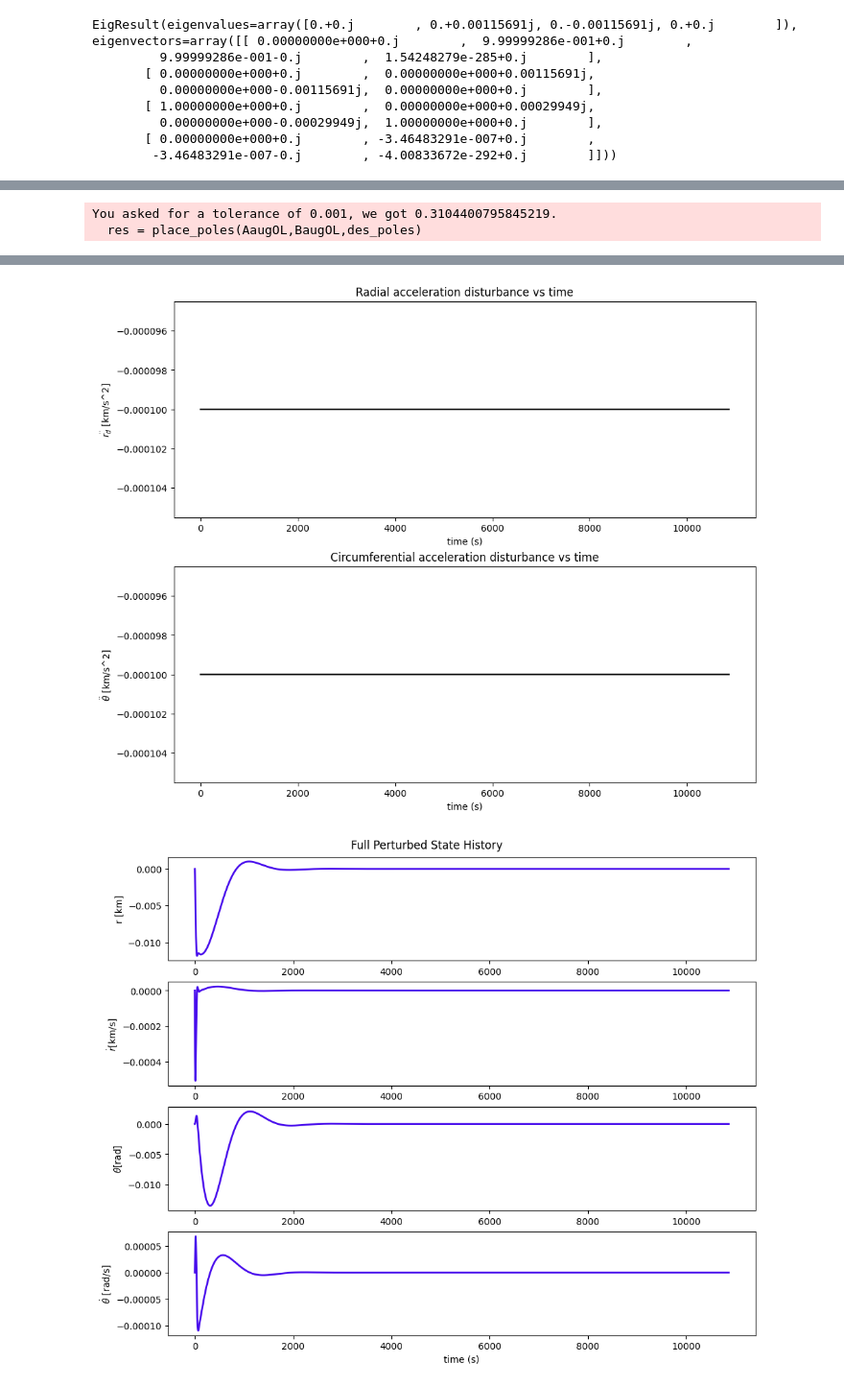
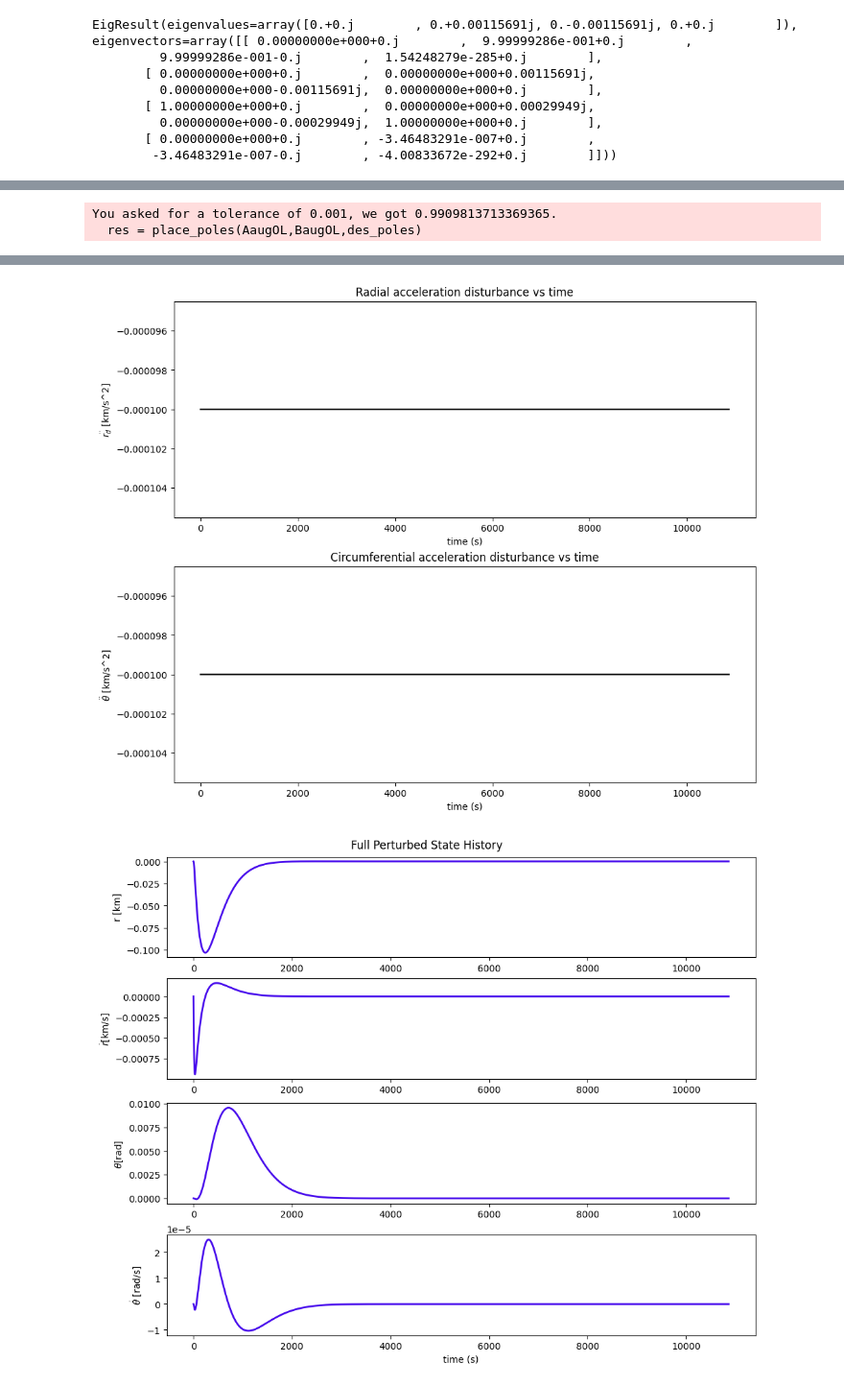
Before and after one commit to Graham-Dobbie/ASEN_5014_Project, a Jupyter notebook: lin_control.ipynb, the cells around one changed output, grey strips where cells are left out. Shown at 96% size. Saved outputs shown, nothing was run; the diff lists cells and outputs as text; code cells hidden in the pictures.

```diff
--- a/lin_control.ipynb
+++ b/lin_control.ipynb
@@ -66,7 +66,7 @@ G = np.array([[0,0],[1,0],[0,0],[0,1/r0]])
 # %%
 ## Simulation/Plotting Function
 
-def Simulate_Linear_Controller(sys, U_sim, tvec,K, disturbance = False, feedforward = False, F = None):
+def Simulate_Linear_Controller(sys, U_sim, tvec,K, disturbance = False, feedforward = False, F = None, title = ""):
     thist, yhist, xhist = lsim(sys, U = U_sim.T, T = tvec)
 
     # Compute resulting control response
@@ -82,6 +82,7 @@ def Simulate_Linear_Controller(sys, U_sim, tvec,K, disturbance = False, feedforw
     fig, ax = plt.subplots(2,1, figsize=(10, 8), constrained_layout=True)
     ax[0].plot(thist,yhist[:,0],color="#460aec",linewidth=2)
     ax[0].plot(thist, [0] * len(thist),color="#414141",linewidth=2,linestyle='--',label='Reference Input')
+    ax[0].axvline(x=3600, color = "#F500A3",linestyle = '--', label = 'One Hour')
     ax[0].set_xlabel("time (s)")
     ax[0].set_ylabel('Radius of Orbit [km]')
     ax[0].set_title('Deviation From Desired Orbital Radius Under Constant Disturbance')
@@ -89,10 +90,13 @@ def Simulate_Linear_Controller(sys, U_sim, tvec,K, disturbance = False, feedforw
 
     ax[1].plot(thist,yhist[:,1],color="#460aec",linewidth=2)
     ax[1].plot(thist, [0] * thist,color="#414141",linewidth=2,linestyle='--',label='Reference Input')
+    ax[1].axvline(x=3600, color = "#F500A3",linestyle = '--', label = 'One Hour')
     ax[1].set_xlabel("time (s)")
     ax[1].set_ylabel(r'$\theta$ [rad]')
     ax[1].set_title('Deviation From Desired Orbital Angle Under Constant Disturbance')
     ax[1].legend()
+    fig_title = "Output_" + title + ".png"
+    plt.savefig(fig_title)
 
     fig, ax = plt.subplots(2,1, figsize=(10, 8), constrained_layout=True)
     ax[0].plot(thist,U[0,:],color="#ec0a0a",linewidth=2)
@@ -112,6 +116,8 @@ def Simulate_Linear_Controller(sys, U_sim, tvec,K, disturbance = False, feedforw
     ax[1].set_ylabel(r'$u_2$ [km/$s^2$]')
     ax[1].set_title(r'Control Input u_2')
 
+    fig_title = "Control_" + title + ".png"
+    plt.savefig(fig_title)
     if disturbance:
 
         d = U_sim[2:4,:]
@@ -168,7 +174,7 @@ if n_states == r:
 
 
 
-des_poles = np.array([-0.06447573+0.07792534j, -0.06447573-0.07792534j, -0.06182676, -0.00476327,-0.00236805+0.00377825j, -0.00236805-0.00377825j])
+des_poles = np.array([-0.006+0.001j, -0.006-0.001j, -0.09, -0.08,-0.003+0.001j, -0.003-0.001j])
 res = place_poles(AaugOL,BaugOL,des_poles)
 Ka = res.gain_matrix
 AaugCL = AaugOL - BaugOL@Ka
@@ -178,10 +184,10 @@ sys = StateSpace(AaugCL,BaugCL,CaugOL,DaugOL)
 
 ctr = np.block([[ref],[d]])
 
-Simulate_Linear_Controller(sys, ctr, tvec,Ka, disturbance = True)
+Simulate_Linear_Controller(sys, ctr, tvec,Ka, disturbance = True,title="Integral_Controller")
 # %% [output]
 System is reachable
 
 4
-You asked for a tolerance of 0.001, we got 0.3104400795845219.
+You asked for a tolerance of 0.001, we got 0.9909813713369365.
   res = place_poles(AaugOL,BaugOL,des_poles)
@@ -190,2 +196,2 @@ You asked for a tolerance of 0.001, we got 0.3104400795845219.
 [figure]
-[figure, old version]
+[figure, new version]
```
Also changed, not shown: parts of 5 cells of this notebook, 2 other files.
